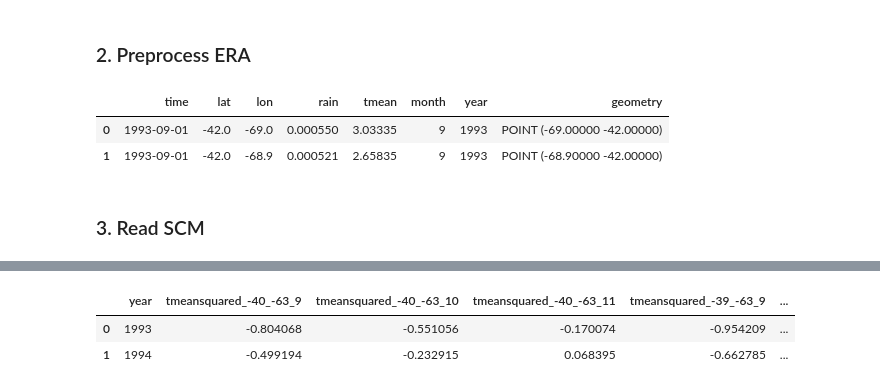
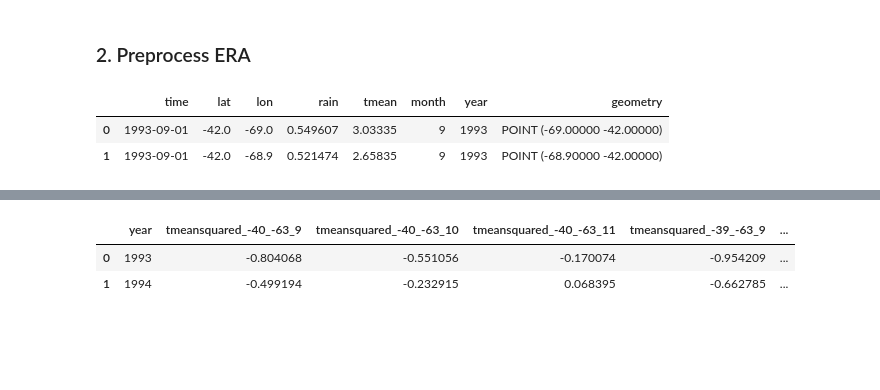
Before and after one commit to mzachow/wheat-yield-forecast-argentina, a Jupyter notebook: 2_prepare_era_data.ipynb, the cells around one changed output, grey strips where cells are left out. Saved outputs shown, nothing was run; the diff lists cells and outputs as text; code cells hidden in the pictures; blank space fills up the shorter version.

```diff
--- a/2_prepare_era_data.ipynb
+++ b/2_prepare_era_data.ipynb
@@ -37,28 +34,28 @@ Ignoring index file 'files/ERA/raw/adaptor.mars.internal-1689317281.2867105-2954
 # %%
 # Kelvin to Celsius
 era["t2m"] = era["t2m"].apply(lambda x: x - 273.15)
+# Precipitation from m to mm
+era["tp"] = era["tp"].apply(lambda x: x * 1000)
 # time to datetime
 era["time"] = pd.to_datetime(era["time"])
 era["valid_time"] = pd.to_datetime(era["valid_time"])
 
 era = (era
        .sort_values(by=["time", "latitude", "longitude"])
        .loc[:, ["time", "latitude", "longitude", "t2m", "tp"]]
        .rename(columns={"latitude":"lat", "longitude":"lon", "t2m":"tmean", "tp":"rain"})
        .reset_index(drop=True))
 
 era["lat"] = era["lat"].round(1)
 era["lon"] = era["lon"].round(1)
 era["month"] = era["time"].dt.month
 era["year"] = era["time"].dt.year
 era = era.loc[era["month"].between(9,11) & (era["year"].between(1993,2016))].reset_index(drop=True)
 era = era[["time", "lat", "lon", "rain", "tmean", "month", "year"]]
 era = gpd.GeoDataFrame(era, geometry=gpd.points_from_xy(era["lon"], era["lat"], crs="EPSG:4326"))
 
 era.head(2)
 # %% [output]
 |  | time | lat | lon | rain | tmean | month | year | geometry |
-| 0 | 1993-09-01 | -42.0 | -69.0 | 0.000550 | 3.03335 | 9 | 1993 | POINT (-69.00000 -42.00000) |
-| 1 | 1993-09-01 | -42.0 | -68.9 | 0.000521 | 2.65835 | 9 | 1993 | POINT (-68.90000 -42.00000) |
+| 0 | 1993-09-01 | -42.0 | -69.0 | 0.549607 | 3.03335 | 9 | 1993 | POINT (-69.00000 -42.00000) |
+| 1 | 1993-09-01 | -42.0 | -68.9 | 0.521474 | 2.65835 | 9 | 1993 | POINT (-68.90000 -42.00000) |
-# %% [markdown]
-### 3. Read SCM
```
Also changed, not shown: parts of 13 cells of this notebook, 15 other files.
